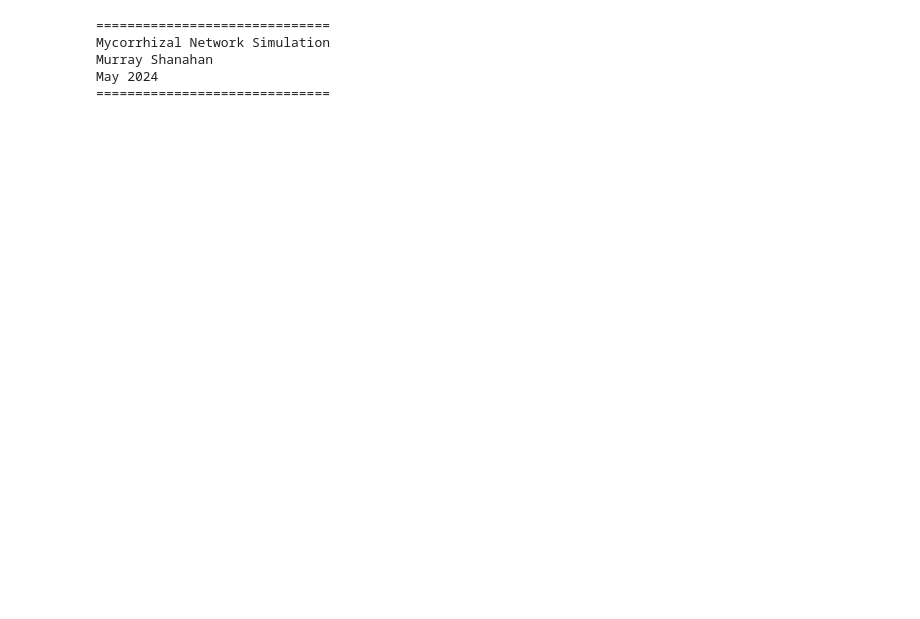
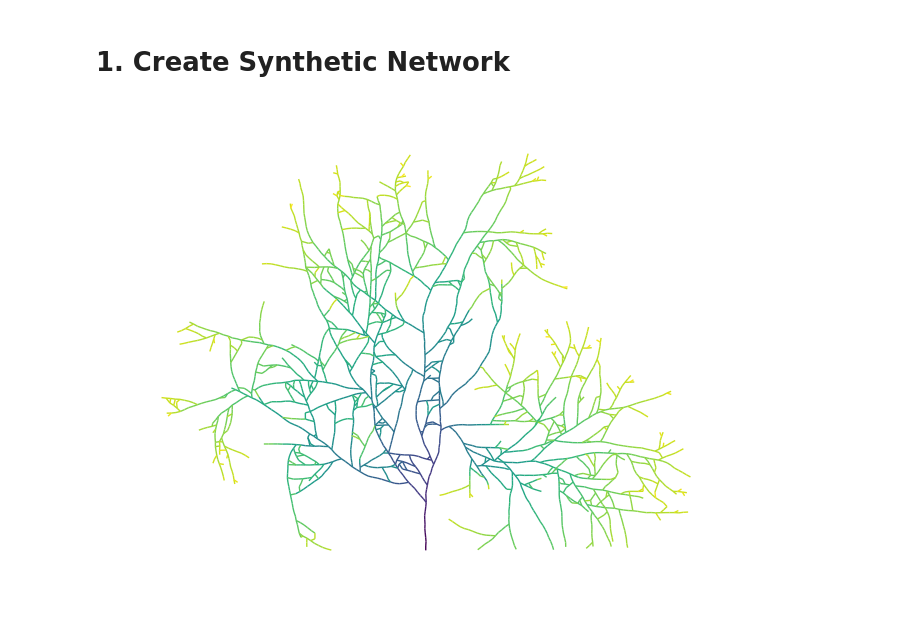
Before and after one commit to amin942001/STHype, a Jupyter notebook: examples/Sthype_evaluation.ipynb, the cells around one changed output. Drawn from its saved outputs; the diff is of its cells as text; code cells hidden in the pictures; blank space fills up the shorter version.

```diff
--- a/examples/Sthype_evaluation.ipynb
+++ b/examples/Sthype_evaluation.ipynb
@@ -1,29 +1,47 @@
+# %% [markdown]
+# 1. Create Synthetic Network
 # %%
 import numpy as np
 from synthetic_network import grow_network
 
+np.random.seed(1000)
+
 # Dimensions of virtual plate
-xmin = -5
-xmax = 5
+xmin = -260
+xmax = 260
 ymin = 0
-ymax = 10
+ymax = 260
 
 
 # Network occupancy grids
-g_res = 5  # grid resolution per unit distance
+g_res = 1  # grid resolution per unit distance
 g_rows = (ymax - ymin) * g_res  # number of grid rows
 g_cols = (xmax - xmin) * g_res  # number of grid columns
 fungus_grid = np.zeros([g_rows, g_cols], dtype=np.int32)  # fungus occupancy grid
 obstacle_grid = np.zeros([g_rows, g_cols], dtype=np.int32)  # obstacle occupancy grid
 grids = {"fungus": fungus_grid, "obstacle": obstacle_grid}
 
-(network, tip_nodes) = grow_network(75, grids)
+(network, tip_nodes) = grow_network(101, grids)
-# %% [output]
-==============================
-Mycorrhizal Network Simulation
-Murray Shanahan
-May 2024
-==============================
+# %%
+import networkx as nx
+
+g = nx.from_numpy_array(network['conn'])
+pos = {n: pos for n, pos in enumerate(network['coords'])}
+nx.set_node_attributes(g, pos, 'position')
+for u, v in g.edges():
+    if u < v:
+        g[u][v]['pixels'] = [pos[u], pos[v]]
+    else:
+        g[u][v]['pixels'] = [pos[v], pos[u]]
+edges = g.edges()
+colors = [g[u][v]['weight'] for u,v in edges]
+degree_3_nodes = []
+for n in g:
+    if g.degree[n]>=3:
+        degree_3_nodes.append(n)
+nx.draw(g, pos, edgelist=edges, edge_color=colors, nodelist=[], node_size=10)
+# %% [output]
+[figure, added]
 # %%
 import networkx as nx
 
```
Also changed, not shown: parts of 15 cells of this notebook, 1 other file.
